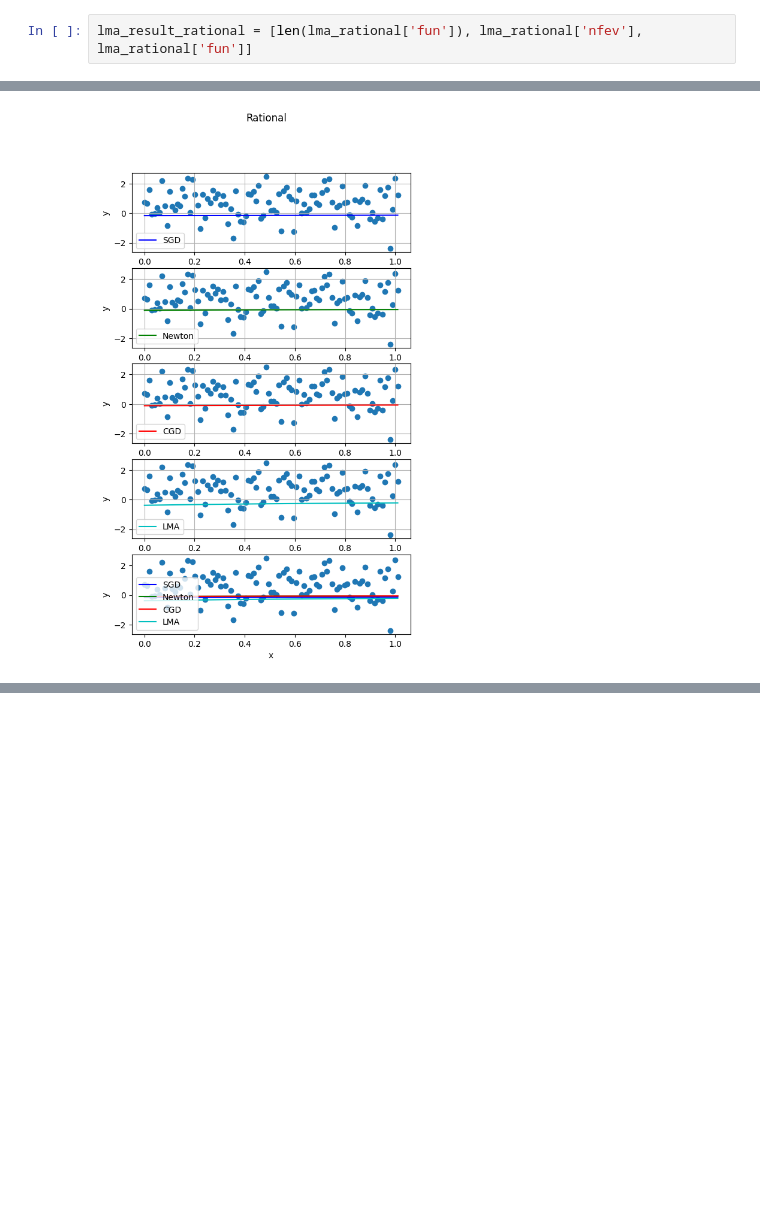
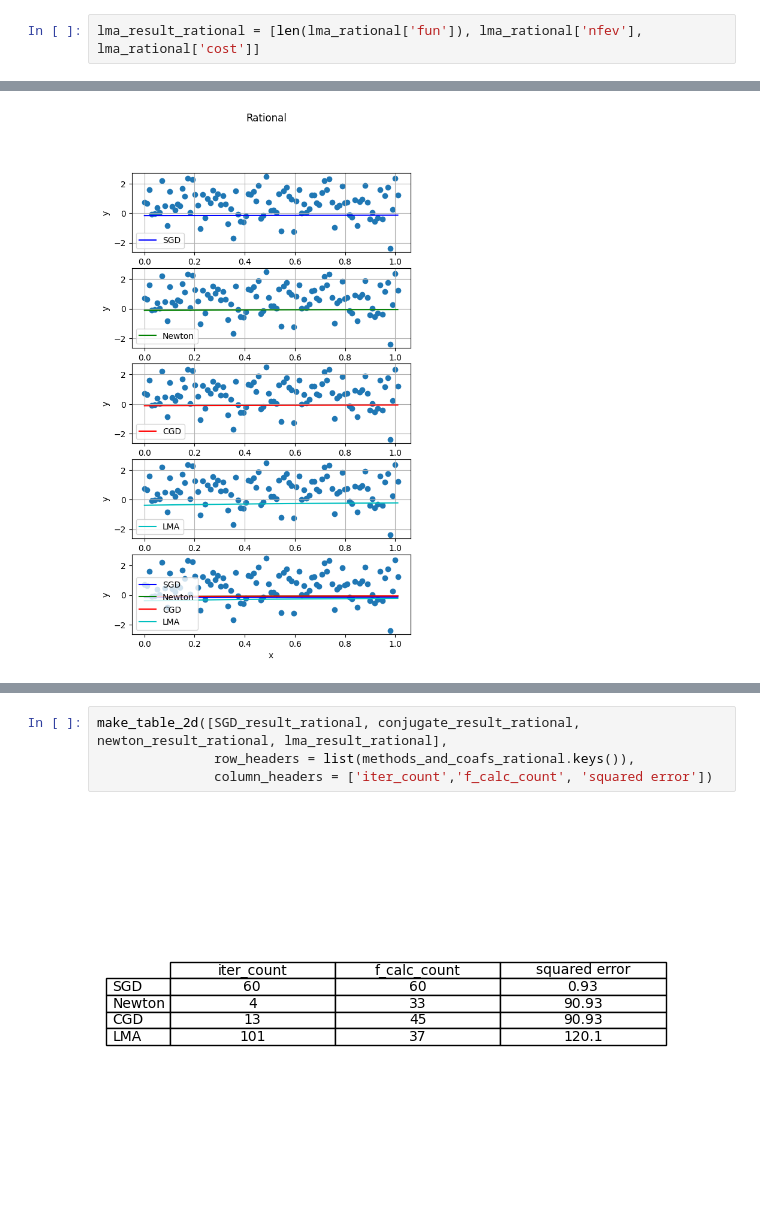
Before and after one commit to RuslanKozlyak/Labs_ITMO, a Jupyter notebook: AandD/Lr3.ipynb, the cells around one changed output, grey strips where cells are left out. Drawn from its saved outputs; the diff is of its cells as text; blank space fills up the shorter version.

```diff
--- a/AandD/Lr3.ipynb
+++ b/AandD/Lr3.ipynb
@@ -438,7 +449,7 @@ lma_result_linear = [len(lma_linear['fun']), lma_linear['nfev'], lma_linear['fun
 initial_guess = [0, 0]
 lma_rational = opt.least_squares(loss_rational_lma, initial_guess, args=(x,y), method='lm')
 # %%
-lma_result_rational = [len(lma_rational['fun']), lma_rational['nfev'], lma_rational['fun']]
+lma_result_rational = [len(lma_rational['fun']), lma_rational['nfev'], lma_rational['cost']]
 # %% [markdown]
 # Plotting graphs for second order methods
 # %%
@@ -479,0 +491,6 @@ IndexError: list index out of range
+# %%
+make_table_2d([SGD_result_rational, conjugate_result_rational, newton_result_rational, lma_result_rational],
+               row_headers = list(methods_and_coafs_rational.keys()),
+               column_headers = ['iter_count','f_calc_count', 'squared error'])
+# %% [output]
+[figure, added]
```
Also changed, not shown: parts of 6 cells of this notebook.
